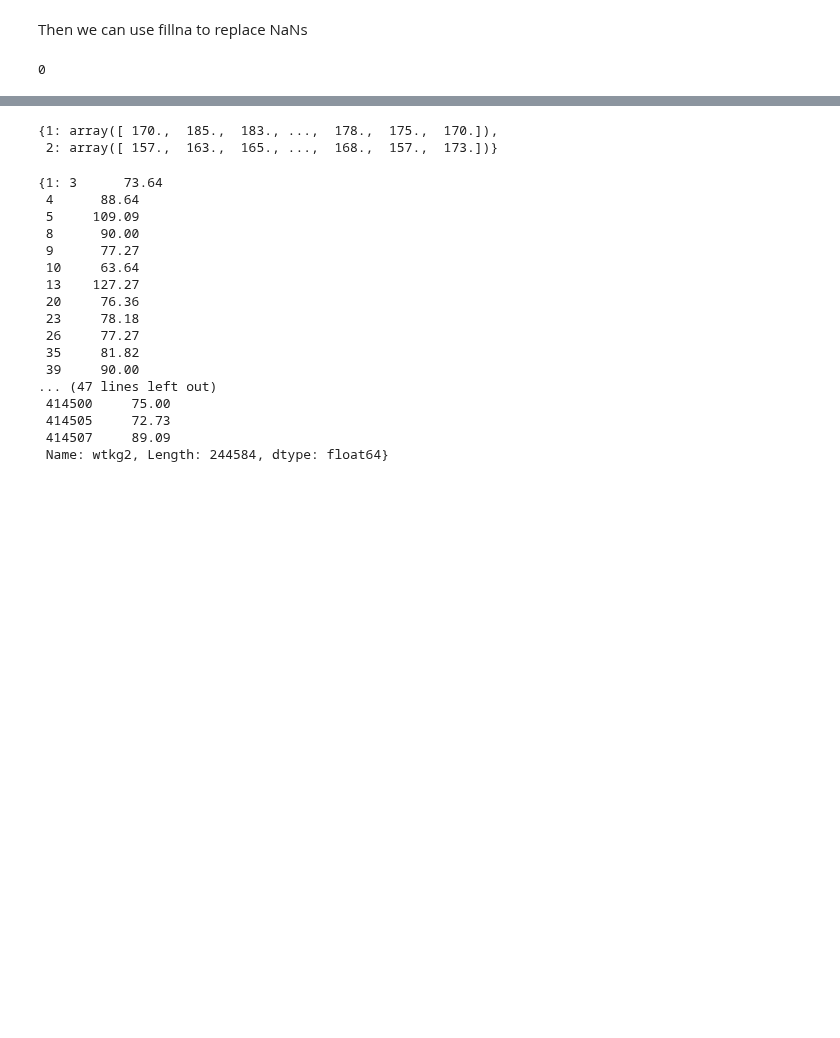
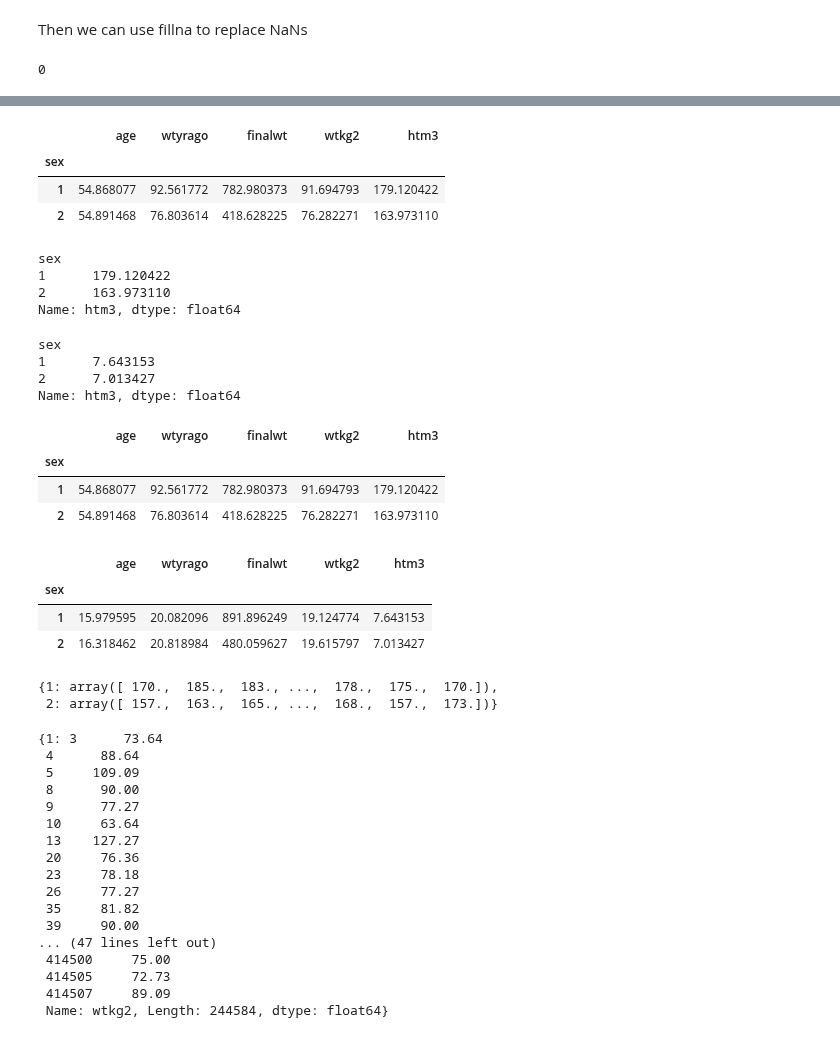
Before and after one commit to AllenDowney/ThinkStats2, a Jupyter notebook: code/pandas_demos.ipynb, the cells around one changed output, grey strips where cells are left out. Saved outputs shown, nothing was run; the diff lists cells and outputs as text; code cells hidden in the pictures; blank space fills up the shorter version.

```diff
--- a/code/pandas_demos.ipynb
+++ b/code/pandas_demos.ipynb
@@ -66,4 +66,4 @@ thinkplot.Cdf(cdf)
 # %%
 import brfss
 resp = brfss.ReadBrfss(nrows=5000).dropna(subset=['sex', 'htm3'])
-groups = resp.groupby('sex')
+grouped = resp.groupby('sex')
@@ -70,2 +86,38 @@ groups = resp.groupby('sex')
+# %%
+grouped.mean()
+# %% [output]
+|  | age | wtyrago | finalwt | wtkg2 | htm3 |
+| sex |  |  |  |  |  |
+| 1 | 54.868077 | 92.561772 | 782.980373 | 91.694793 | 179.120422 |
+| 2 | 54.891468 | 76.803614 | 418.628225 | 76.282271 | 163.973110 |
+# %%
+grouped['htm3'].mean()
+# %% [output]
+sex
+1      179.120422
+2      163.973110
+Name: htm3, dtype: float64
+# %%
+grouped.htm3.std()
+# %% [output]
+sex
+1      7.643153
+2      7.013427
+Name: htm3, dtype: float64
+# %%
+import numpy
+grouped.aggregate(numpy.mean)
+# %% [output]
+|  | age | wtyrago | finalwt | wtkg2 | htm3 |
+| sex |  |  |  |  |  |
+| 1 | 54.868077 | 92.561772 | 782.980373 | 91.694793 | 179.120422 |
+| 2 | 54.891468 | 76.803614 | 418.628225 | 76.282271 | 163.973110 |
+# %%
+grouped.aggregate(numpy.std)
+# %% [output]
+|  | age | wtyrago | finalwt | wtkg2 | htm3 |
+| sex |  |  |  |  |  |
+| 1 | 15.979595 | 20.082096 | 891.896249 | 19.124774 | 7.643153 |
+| 2 | 16.318462 | 20.818984 | 480.059627 | 19.615797 | 7.013427 |
 # %%
 d = {}
```
Also changed, not shown: parts of 6 cells of this notebook.
